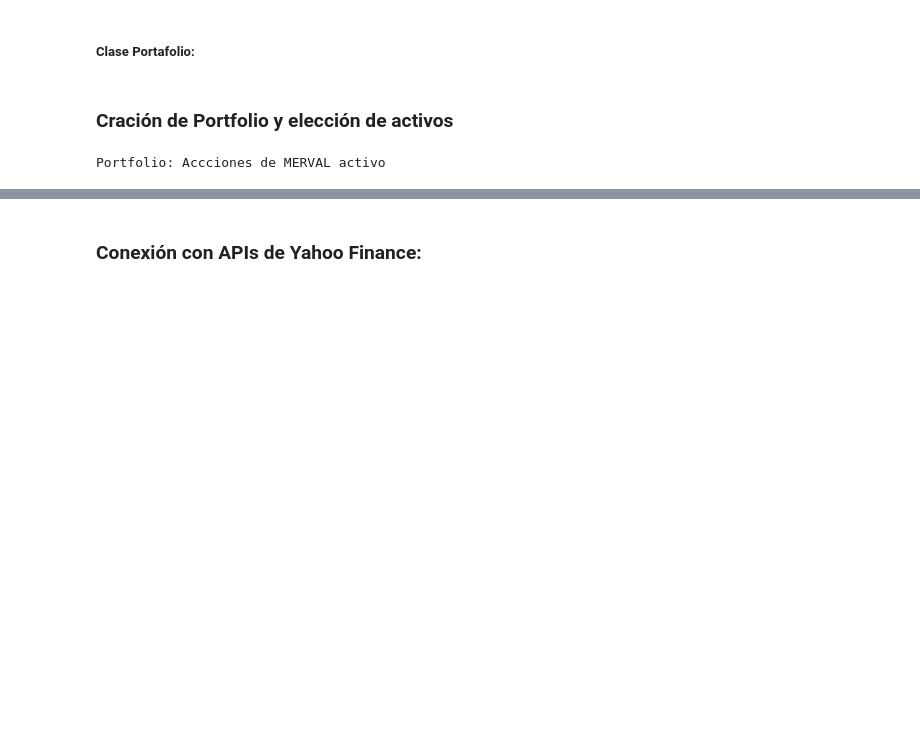
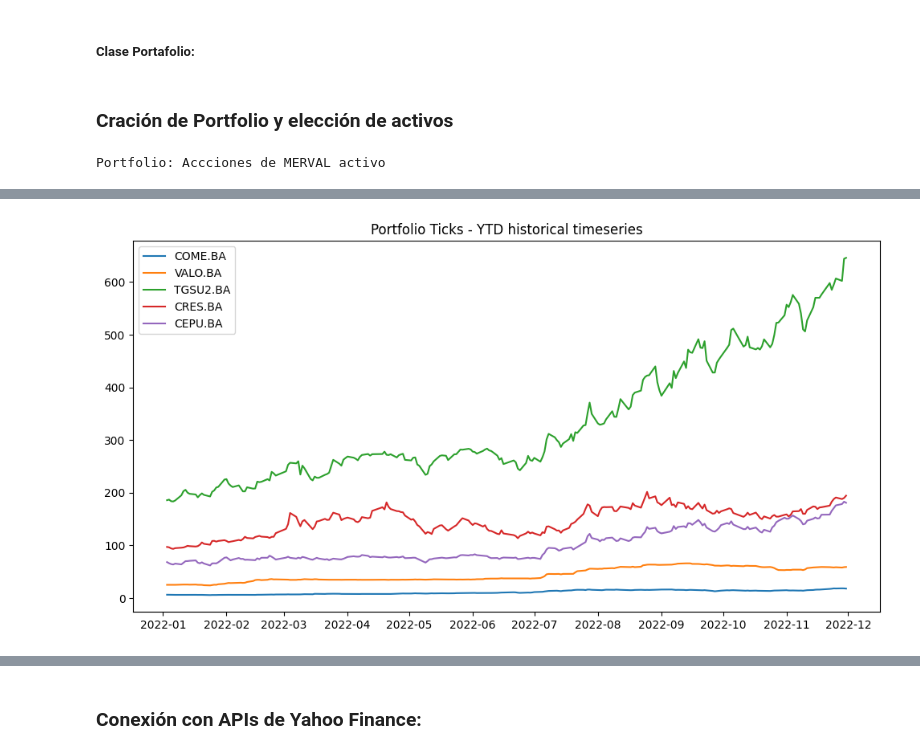
Before and after one commit to RodPalDS/FinanceAPI_Environment, a Jupyter notebook: Scripts/Script_1.ipynb, the cells around one changed output, grey strips where cells are left out. Saved outputs shown, nothing was run; the diff lists cells and outputs as text; code cells hidden in the pictures; blank space fills up the shorter version.

```diff
--- a/Scripts/Script_1.ipynb
+++ b/Scripts/Script_1.ipynb
@@ -58,0 +123,5 @@ port.show_ticks()
+# %%
+# port.ticks['COME.BA'].history(period='YTD')
+port.tick_values()
+# %% [output]
+[figure, added]
```
Also changed, not shown: parts of 12 cells of this notebook.
